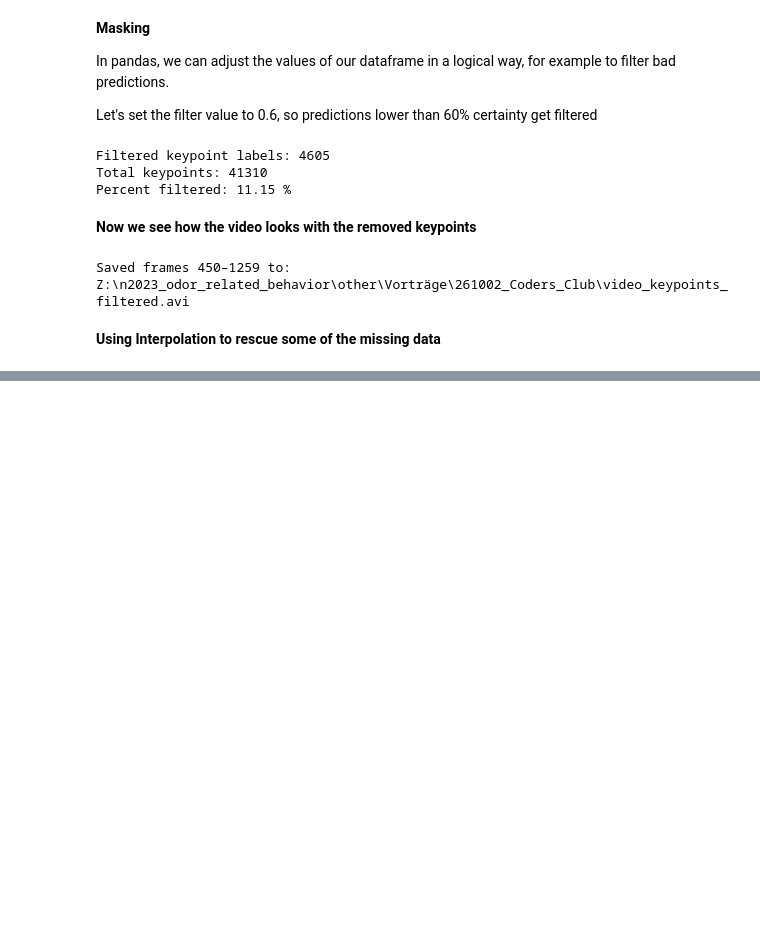
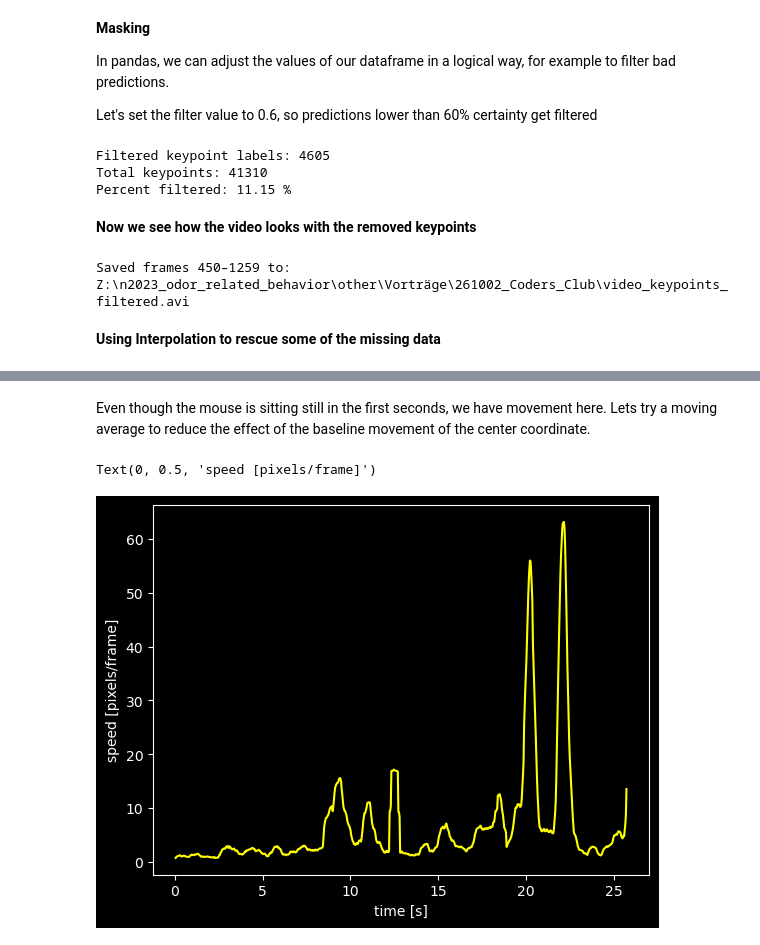
Before and after one commit to FabianQuicken/Ambros_analysis, a Jupyter notebook: DLC_analysis/behavior_codersclub.ipynb, the cells around one changed output, grey strips where cells are left out. Drawn from its saved outputs; the diff is of its cells as text; code cells hidden in the pictures; blank space fills up the shorter version.

```diff
--- a/DLC_analysis/behavior_codersclub.ipynb
+++ b/DLC_analysis/behavior_codersclub.ipynb
@@ -399,0 +575,21 @@ Saved frames 450–1259 to: Z:\n2023_odor_related_behavior\other\Vorträge\26100
+# %% [markdown]
+Even though the mouse is sitting still in the first seconds, we have movement here. Lets try a moving average to reduce the effect of the baseline movement of the center coordinate.
+# %%
+speed = metric_df.loc[start_frame+1:end_frame, (name, "mouse2", "speed")]
+
+window = 15
+
+kernel = np.ones(window) / window
+speed_smooth = np.convolve(speed, kernel, mode='same')
+
+time = (speed.index - start_frame) / 30
+plt.style.use('dark_background')
+plt.plot(time, speed_smooth, color="yellow", label=ind)
+plt.xlabel("time [s]")
+plt.ylabel("speed [pixels/frame]")
+
+# lets investigate the immobile behavior more closely
+#plt.ylim(0, 20)
+# %% [output]
+Text(0, 0.5, 'speed [pixels/frame]')
+[figure, added]
```
Also changed, not shown: parts of 32 cells of this notebook, 2 other files.
